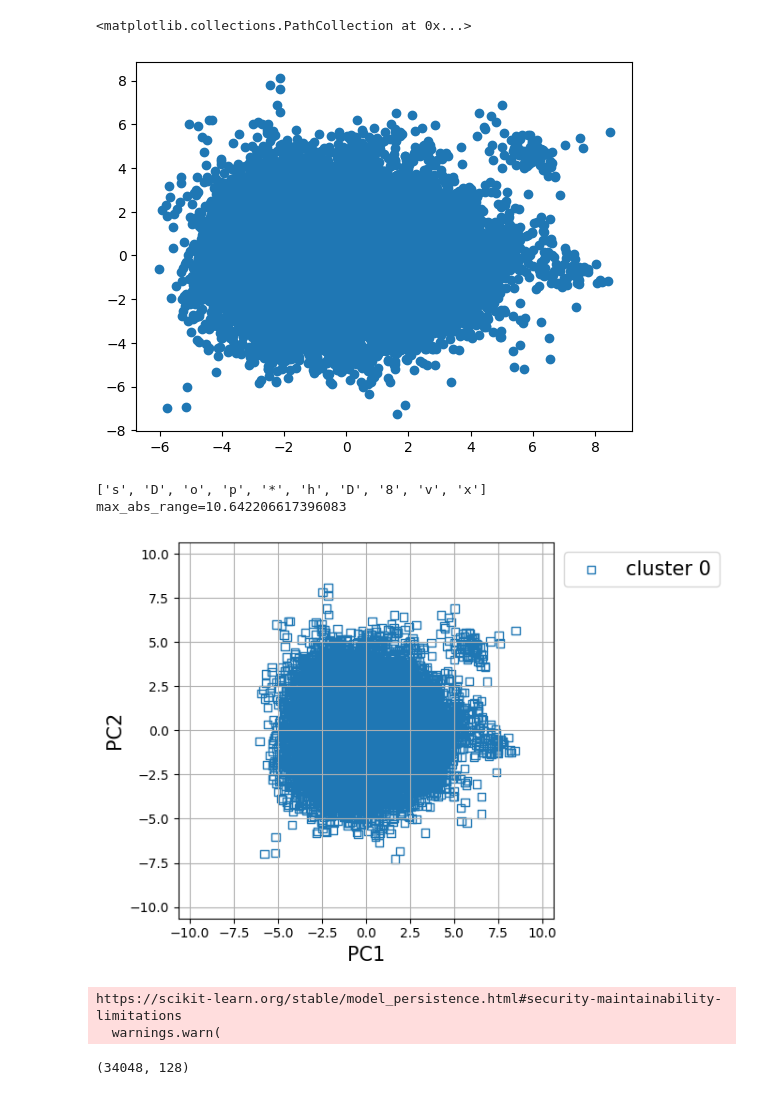
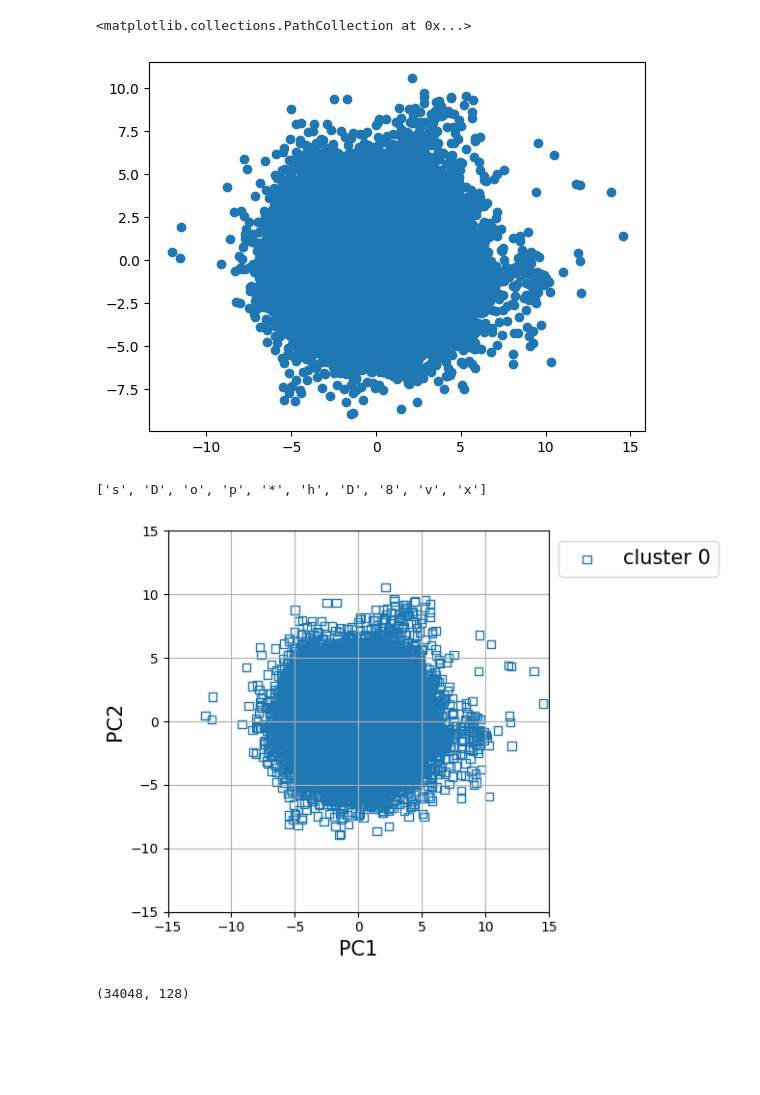
Before and after one commit to RyuichiShinseiB/Feature_extraction, a Jupyter notebook: notebooks/trained_VBGMM_clustering.ipynb, the cells around one changed output. Drawn from its saved outputs; the diff is of its cells as text; code cells hidden in the pictures; blank space fills up the shorter version.

```diff
--- a/notebooks/trained_VBGMM_clustering.ipynb
+++ b/notebooks/trained_VBGMM_clustering.ipynb
@@ -23,22 +23,22 @@ from src.visualization.plot import (
 colors = ['tab:blue', 'tab:orange', 'tab:green', 'tab:red', 'tab:purple', 'tab:brown', 'tab:pink', 'tab:gray', 'tab:olive', 'tab:cyan']
 markers = ['s', 'D', 'o', 'p', '*', 'h', 'D', '8', 'v', 'x']
 
-model_name = "SimpleCAE64"
-extractor_trained_datetime = "2023-01-31/12-54-00"
-vbgmm_trained_dataetime = "2023-02-06/16-36-04"
+model_name = "SimpleCAE32"
+datetime_of_extraction = "2023-07-10/13-09-32"
+datetime_of_vbgmm = "2023-07-10/13-21-38"
 
 project_dir = Path("/home/shinsei/MyResearchs/feat_extrc")
 
 model_save_pardir = project_dir / "models" / "VBGMM"
-feature_pardir = project_dir / "reports" / "features" / model_name / extractor_trained_datetime
-figure_pardir = project_dir / "reports" / "figures" / "VBGMM" / extractor_trained_datetime
-image_pardir = project_dir / "data" / "processed" / "CNTForest" / "cnt_sem_64x64" / "10k"
-vbgmm_model_path = model_save_pardir / vbgmm_trained_dataetime / "vbgmm_pca_39_10clusters.pkl"
+feature_pardir = project_dir / "reports" / "features" / model_name / datetime_of_extraction
+figure_pardir = project_dir / "reports" / "figures" / "VBGMM" / datetime_of_vbgmm.split("/")[0]
+image_pardir = project_dir / "data" / "processed" / "CNTForest" / "cnt_sem_32x32" / "10k"
+vbgmm_model_path = model_save_pardir / datetime_of_vbgmm / "vbgmm_train_pca30_10clusters.pkl"
 
 # feature_csv_path = "/home/shinsei/MyResearchs/feat_extrc/reports/features/SimpleCAE32/2023-07-07/12-15-24/features.csv"
-feature_train_csv_path = feature_pardir / "old" / "features_train_data.csv"
-feature_check_csv_path = feature_pardir / "old" / "features_check_data.csv"
-feature_check_cl_csv_path = feature_pardir / "old" / "features_check_data_clustering.csv"
+feature_train_csv_path = feature_pardir / "features_train_data.csv"
+feature_check_csv_path = feature_pardir / "features_check_data.csv"
+feature_check_cl_csv_path = feature_pardir / "features_check_data_clustering.csv"
 # %%
 feature_train_csv_path
 # %% [output]
@@ -134,25 +130,22 @@ plt.scatter(component_01[:, 0], component_01[:, 1])
 plt.scatter(X_train_pca[:, 0], X_train_pca[:, 1])
 # %% [output]
 <matplotlib.collections.PathCollection at 0x...>
-[figure, old version]
+[figure, new version]
 # %%
 scatter_each_classes(
-    X_train_pca,
-    [0] * X_train_pca.shape[0],
-    [0],
-    markers,
+    data=X_train_pca,
+    class_labels=[0] * X_train_pca.shape[0],
+    rank=[0],
+    markers=markers,
     colors="tab10",
     xylabel=("PC1", "PC2"),
     face_color="None",
-    fontsize=15
+    fontsize=15,
+    plot_range=(-15,15),
 )
 # %% [output]
 ['s', 'D', 'o', 'p', '*', 'h', 'D', '8', 'v', 'x']
-max_abs_range=10.642206617396083
-[figure, old version]
+[figure, new version]
 # %%
 vbgmm: BayesianGaussianMixture = joblib.load(vbgmm_model_path)
-# %% [output]
-https://scikit-learn.org/stable/model_persistence.html#security-maintainability-limitations
-  warnings.warn(
 # %%
```
Also changed, not shown: parts of 18 cells of this notebook, 1 other file.
